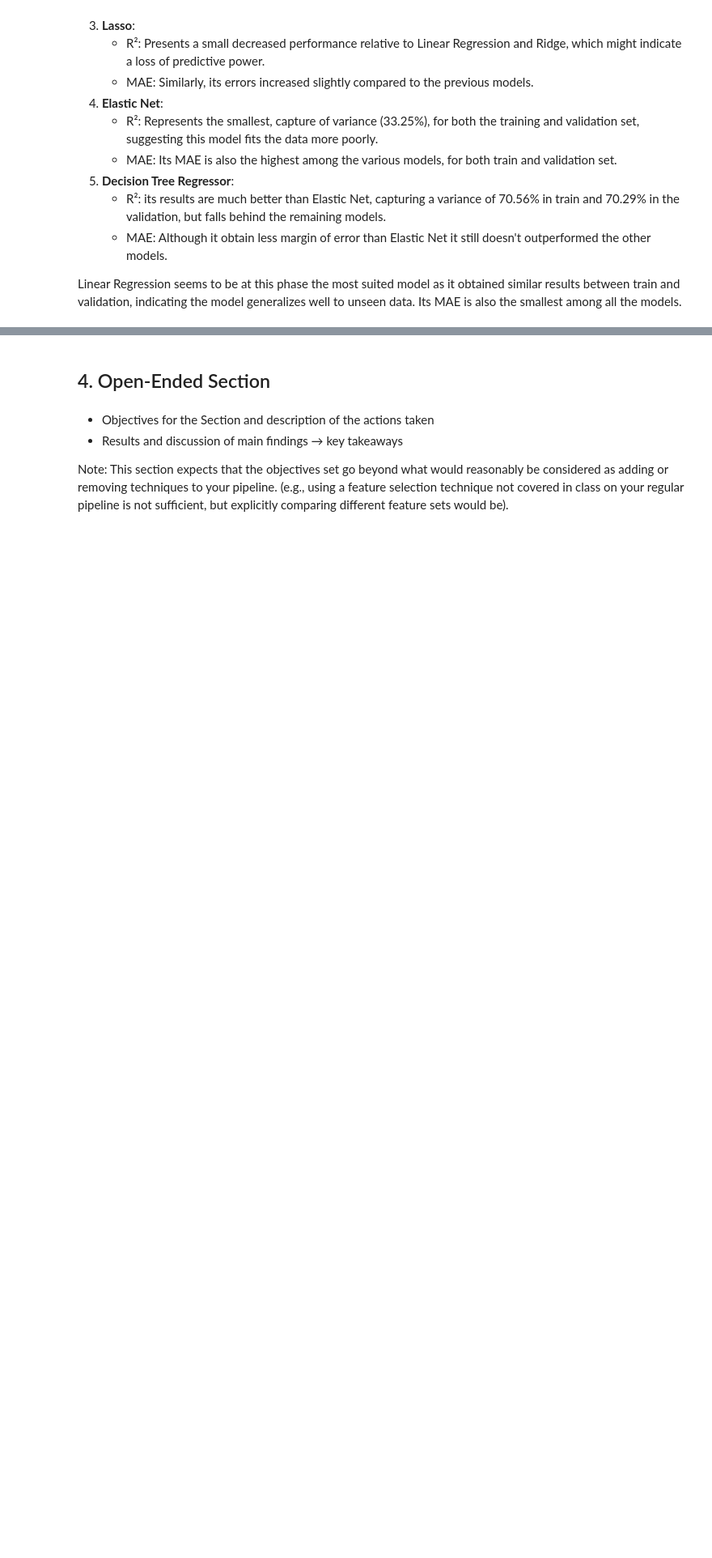
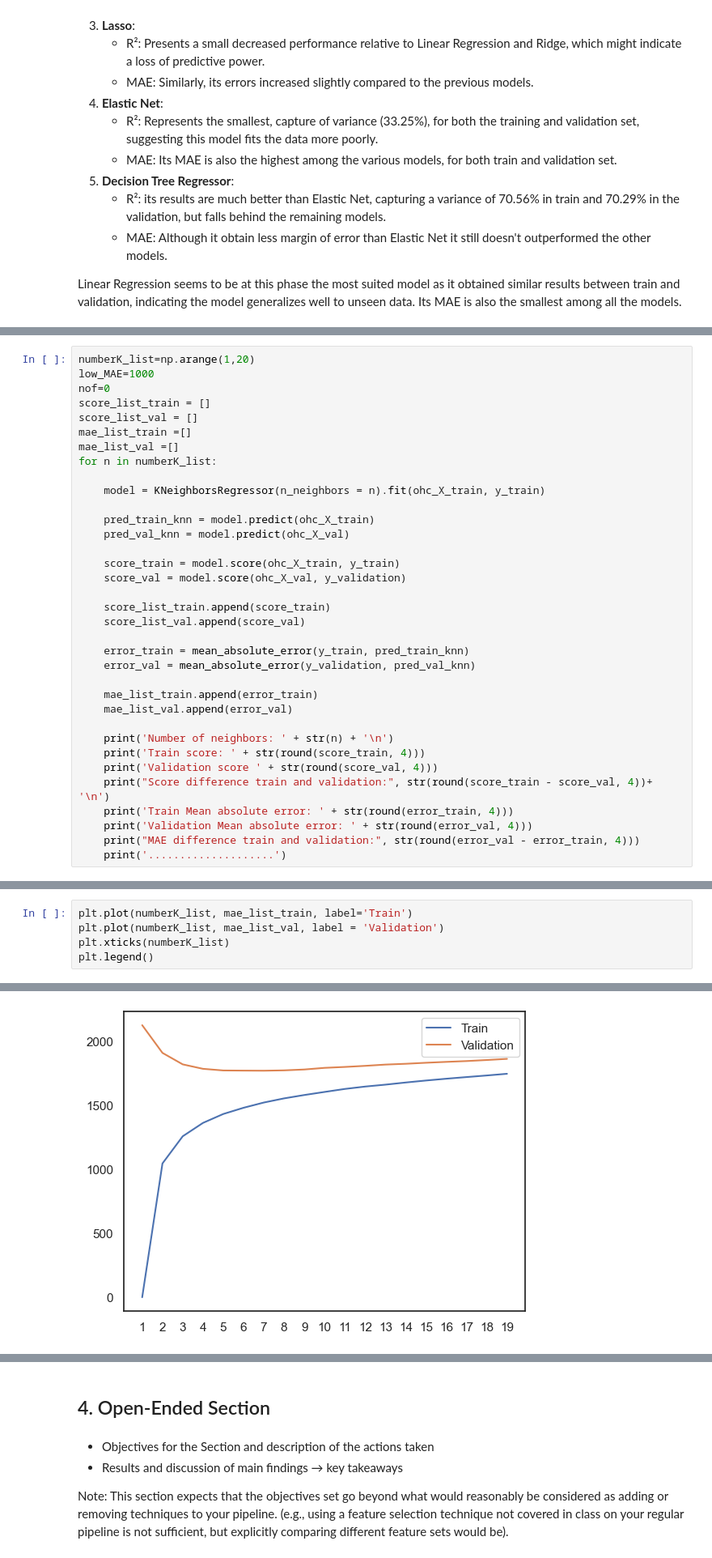
Before and after one commit to TheFriendlyTwin/Group14-Cars4You-Project, a Jupyter notebook: Project_Group14_KNN.ipynb, the cells around one changed output, grey strips where cells are left out. Shown at 81% size. Drawn from its saved outputs; the diff is of its cells as text; blank space fills up the shorter version.

Commit message:
Added the KNeighborsRegressor

```diff
--- a/Project_Group14_KNN.ipynb
+++ b/Project_Group14_KNN.ipynb
@@ -2526,0 +2569,35 @@ Linear Regression seems to be at this phase the most suited model as it obtained
+# %%
+numberK_list=np.arange(1,20)
+low_MAE=1000
+nof=0
+score_list_train = []
+score_list_val = []
+mae_list_train =[]
+mae_list_val =[]
+for n in numberK_list:
+
+    model = KNeighborsRegressor(n_neighbors = n).fit(ohc_X_train, y_train)
+
+    pred_train_knn = model.predict(ohc_X_train)
+    pred_val_knn = model.predict(ohc_X_val)
+
+    score_train = model.score(ohc_X_train, y_train)
+    score_val = model.score(ohc_X_val, y_validation)
+
+    score_list_train.append(score_train)
+    score_list_val.append(score_val)
+
+    error_train = mean_absolute_error(y_train, pred_train_knn)
+    error_val = mean_absolute_error(y_validation, pred_val_knn)
+
+    mae_list_train.append(error_train)
+    mae_list_val.append(error_val)
+
+    print('Number of neighbors: ' + str(n) + '\n')
+    print('Train score: ' + str(round(score_train, 4)))
+    print('Validation score ' + str(round(score_val, 4)))
+    print("Score difference train and validation:", str(round(score_train - score_val, 4))+ '\n')
+    print('Train Mean absolute error: ' + str(round(error_train, 4)))
+    print('Validation Mean absolute error: ' + str(round(error_val, 4)))
+    print("MAE difference train and validation:", str(round(error_val - error_train, 4)))
+    print('....................')
@@ -2526,0 +2622,6 @@ Linear Regression seems to be at this phase the most suited model as it obtained
+# %%
+plt.plot(numberK_list, mae_list_train, label='Train')
+plt.plot(numberK_list, mae_list_val, label = 'Validation')
+plt.xticks(numberK_list)
+plt.legend()
+# %% [output]
@@ -2526,0 +2629 @@ Linear Regression seems to be at this phase the most suited model as it obtained
+[figure, added]
```
Also changed, not shown: parts of 42 cells of this notebook.
